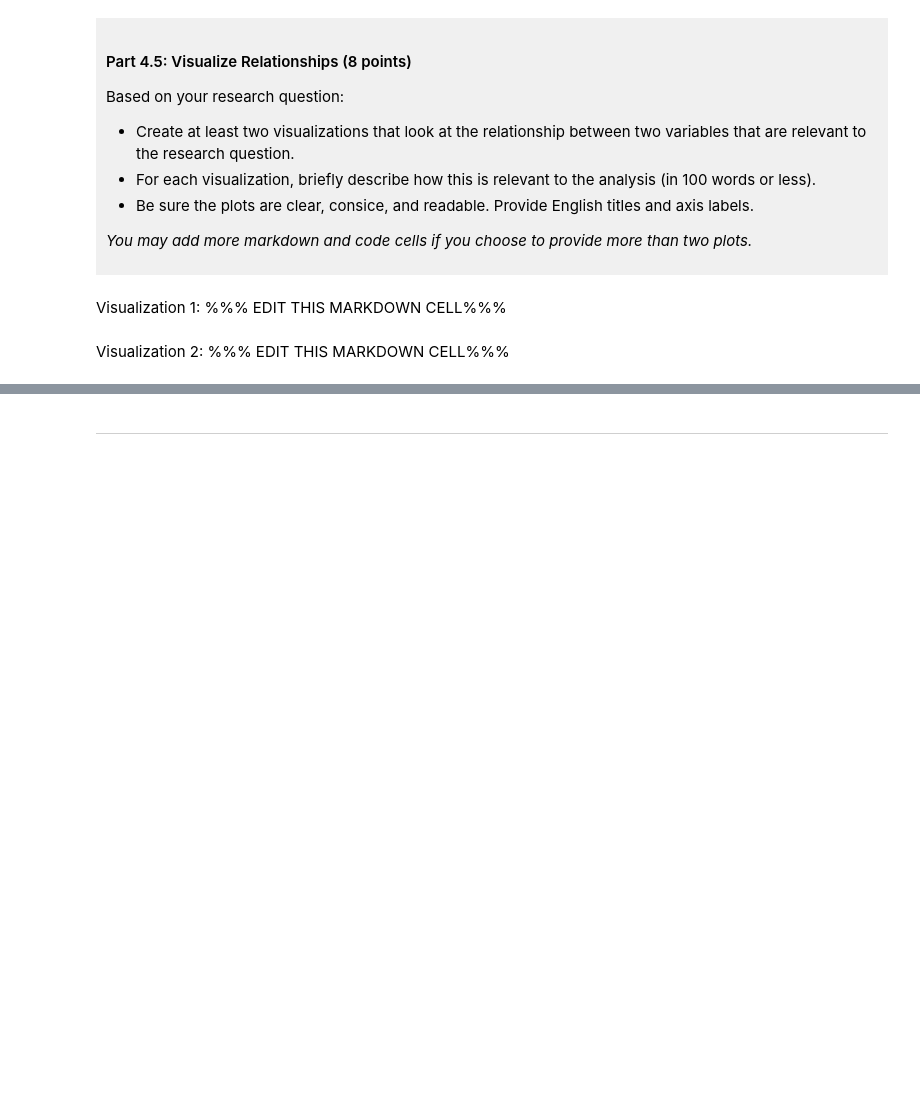
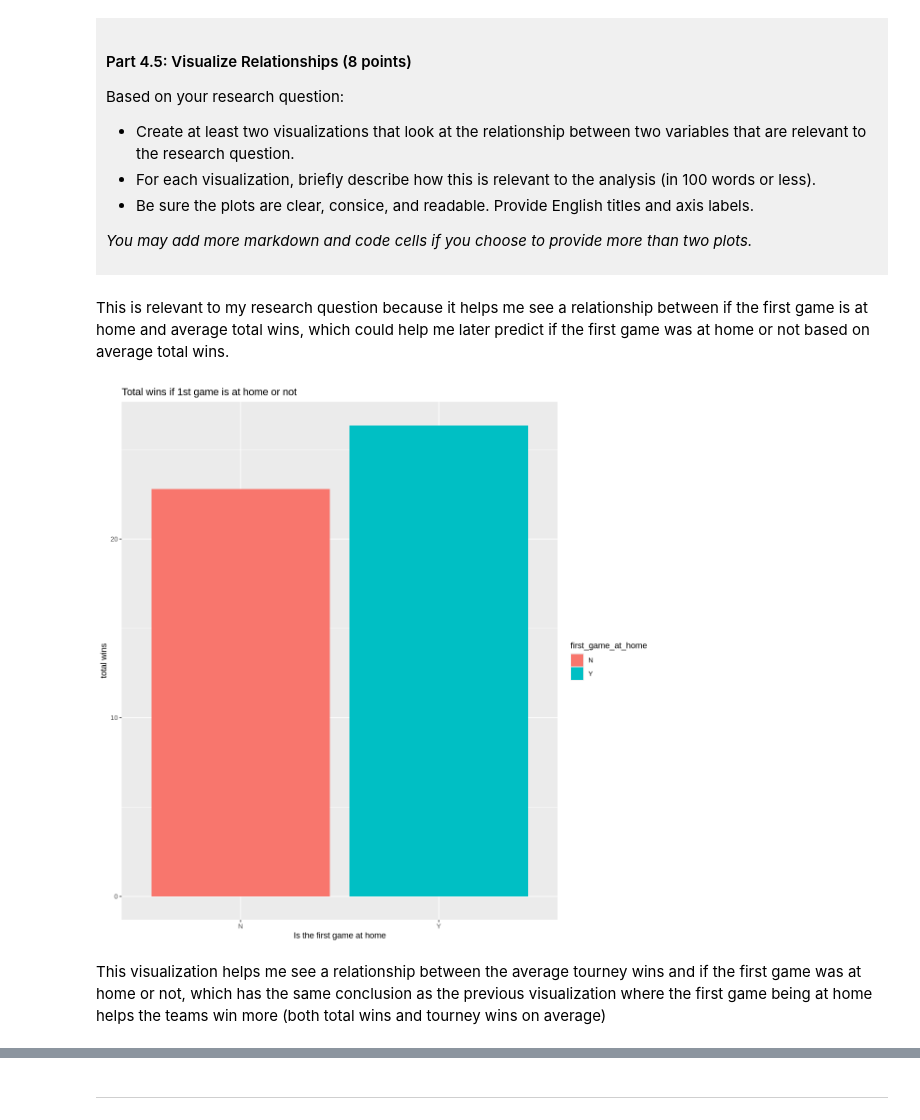
Before and after one commit to Chrobirb/dsci-100-project-abdulrahman-alsaeed, a Jupyter notebook: dsci-100-project-notebook.ipynb, the cells around one changed output, grey strips where cells are left out. Drawn from its saved outputs; the diff is of its cells as text; code cells hidden in the pictures; blank space fills up the shorter version.

```diff
--- a/dsci-100-project-notebook.ipynb
+++ b/dsci-100-project-notebook.ipynb
@@ -318,9 +391,21 @@ Based on your research question:
 *You may add more markdown and code cells if you choose to provide more than two plots.*
 </div>
 # %% [markdown]
-Visualization 1: %%% EDIT THIS MARKDOWN CELL%%%
+This is relevant to my research question because it helps me see a relationship between if the first game is at home and average total wins, which could help me later predict if the first game was at home or not based on average total wins.
 # %%
-### EDIT THIS CODE CELL FOR VISUALIZATION 1###
+options(repr.plot.height = 10, repr.plot.width = 10)
+
+mean_total_wins <- school_data |>
+        group_by(first_game_at_home) |>
+        summarize(total_wins = mean(total_wins))
+
+win_game_plot <- mean_total_wins |>
+    ggplot(aes(x = first_game_at_home, y = total_wins, fill = first_game_at_home)) +
+    geom_bar(stat = "identity") +
+    labs(x = "Is the first game at home", y = "total wins", title = "Total wins if 1st game is at home or not", color = "Color by 1st game at home or not")
+win_game_plot
+# %% [output]
+[figure, added]
 # %% [markdown]
-Visualization 2: %%% EDIT THIS MARKDOWN CELL%%%
+This visualization helps me see a relationship between the average tourney wins and if the first game was at home or not, which has the same conclusion as the previous visualization where the first game being at home helps the teams win more (both total wins and tourney wins on average)
 # %%
```
Also changed, not shown: parts of 7 cells of this notebook.
